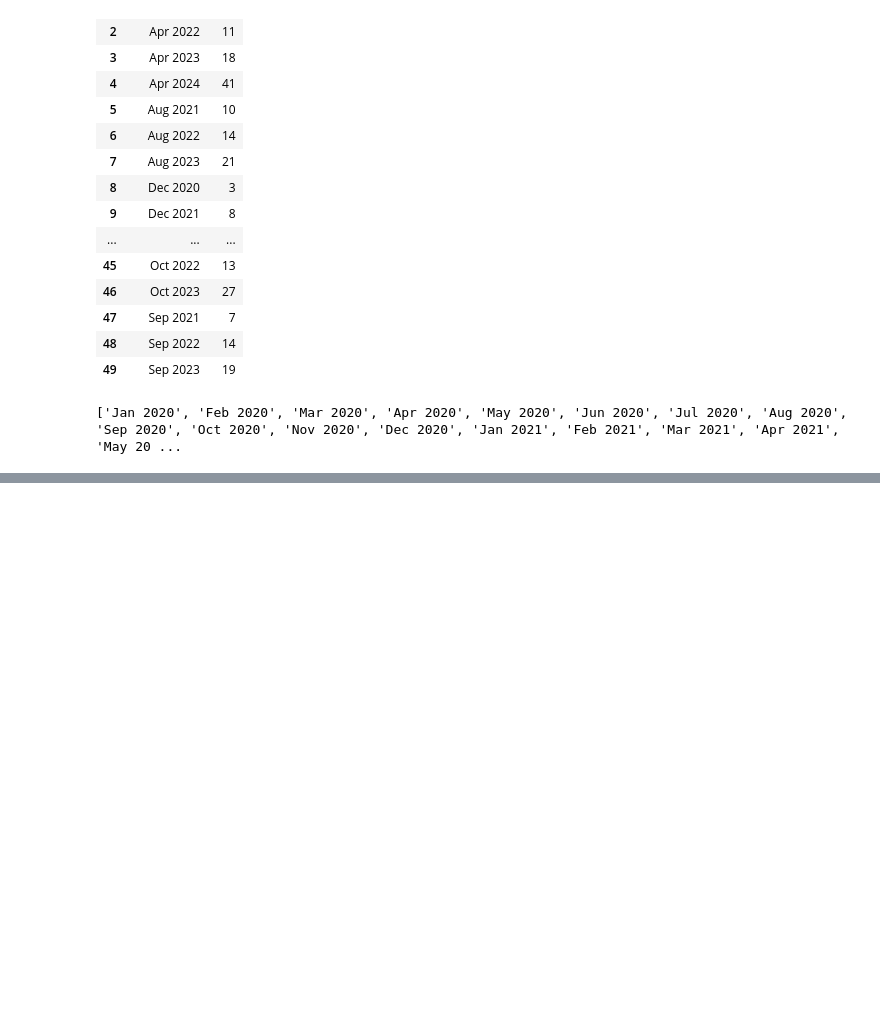
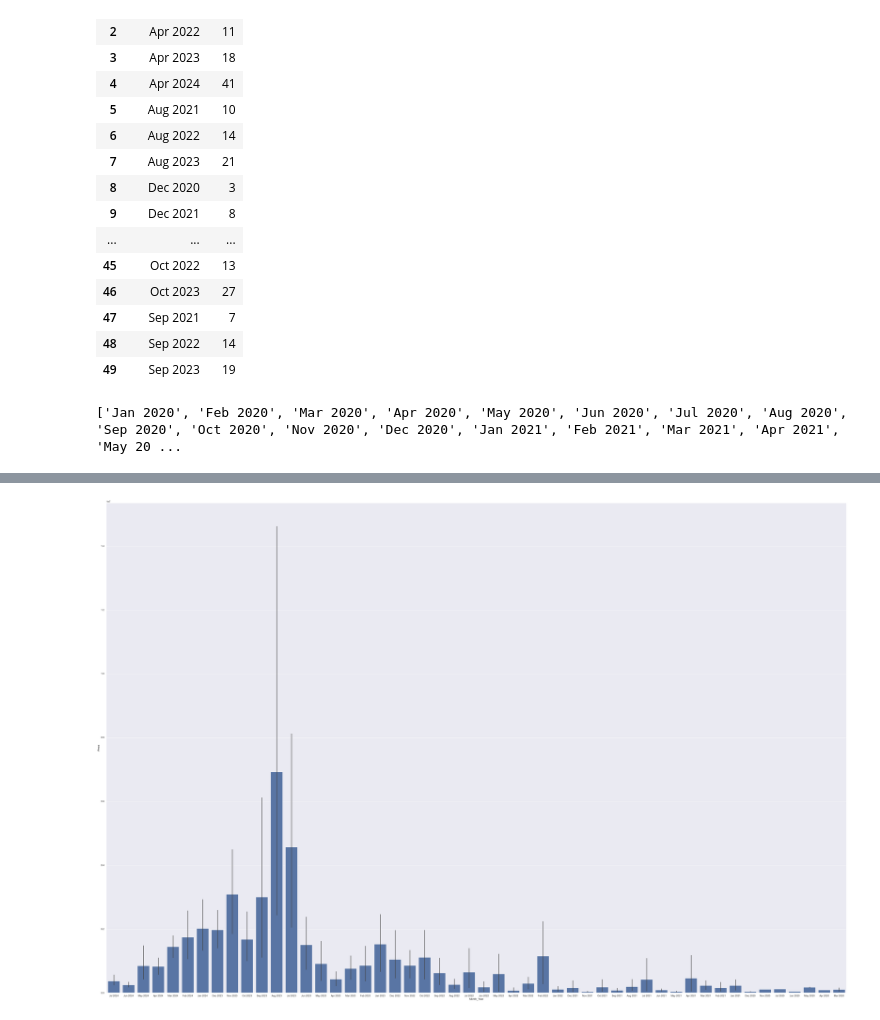
Before and after one commit to Samina-Mansoorali/Python_data_analysis_project, a Jupyter notebook: Youtube_channel_data_analysis.ipynb, the cells around one changed output, grey strips where cells are left out. Drawn from its saved outputs; the diff is of its cells as text; code cells hidden in the pictures; blank space fills up the shorter version.

```diff
--- a/Youtube_channel_data_analysis.ipynb
+++ b/Youtube_channel_data_analysis.ipynb
@@ -430,2 +394,7 @@ ax2 = sns.barplot(x='Month_Year',y='size',data=videos_per_month)
+# %%
+plt.figure(figsize=(60, 40))
+ax3 = sns.barplot(x='Month_Year',y='Views',data=video_data)
+# %% [output]
+[figure, added]
 # %%
 video_data.to_csv('youtube_channel_analysis_of_dr_pal.csv')
```
Also changed, not shown: parts of 17 cells of this notebook, 7 other files.
